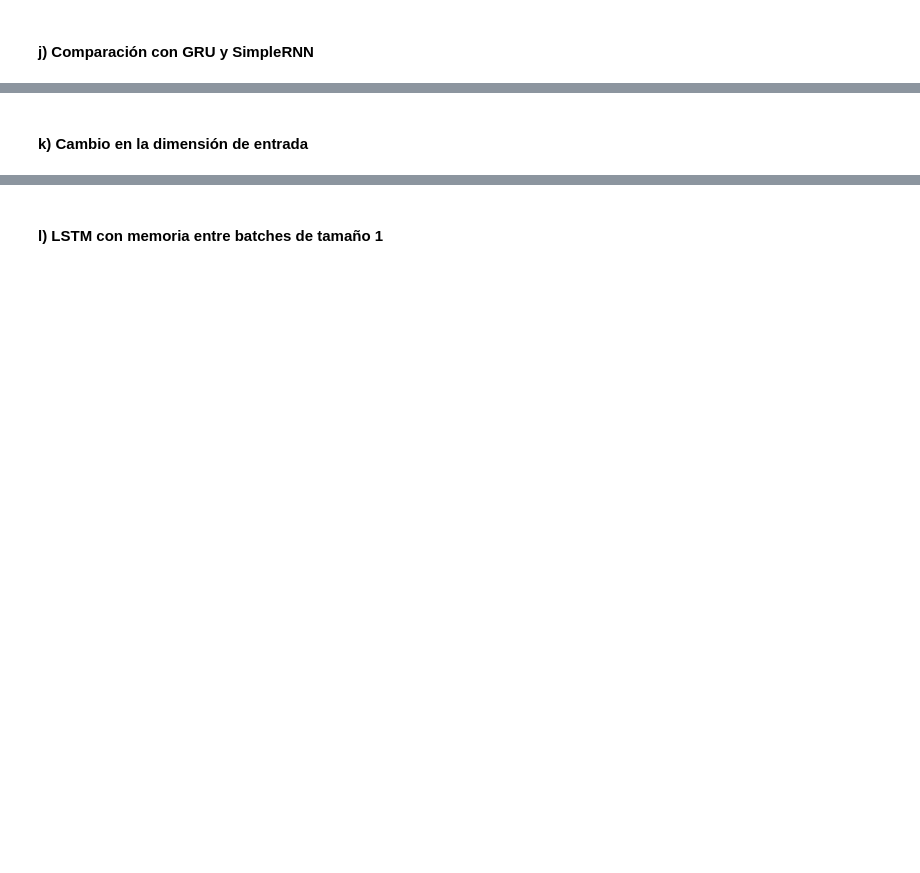
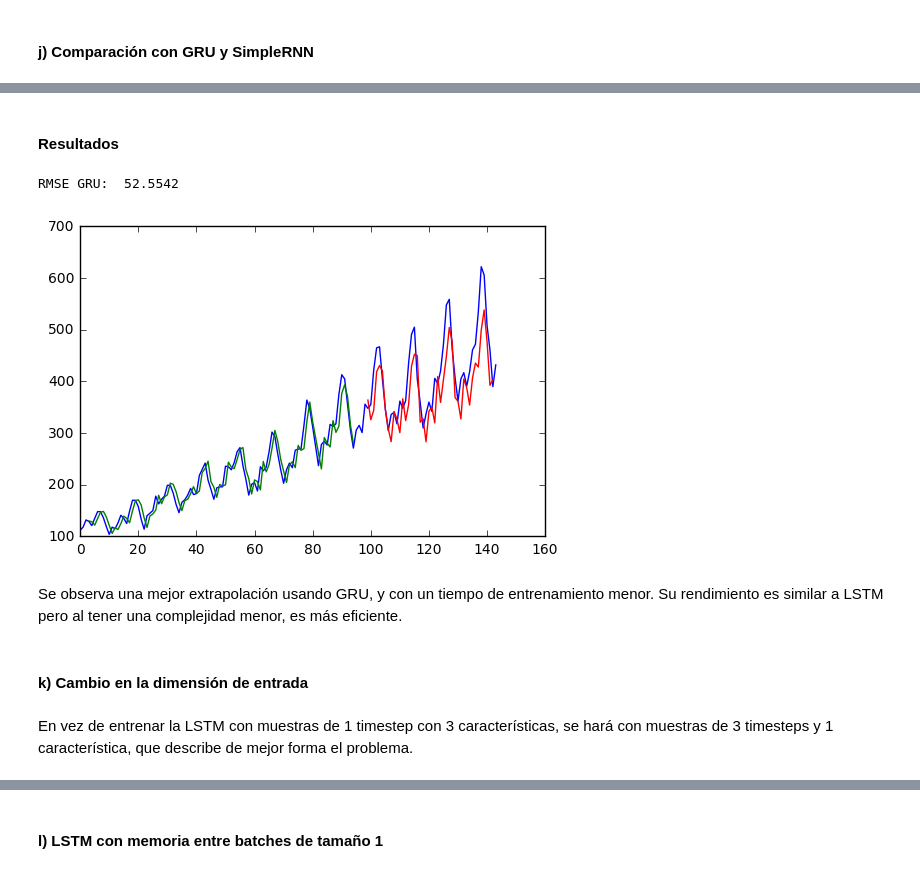
Before and after one commit to ddist/NeuralNetworks_3, a Jupyter notebook: tarea3-parte1.ipynb, the cells around one changed output, grey strips where cells are left out. Cells and saved outputs as stored; diff of their text form; code cells hidden in the pictures; blank space fills up the shorter version.

```diff
--- a/tarea3-parte1.ipynb
+++ b/tarea3-parte1.ipynb
@@ -234,2 +302,18 @@ print(simple_score, gru_score)
+# %% [markdown]
+#### Resultados
+# %%
+model = load_model('RNN-gru.h5')
+gruTrainPredict = model.predict(trainX)
+gruTestPredict = model.predict(testX)
+gru_score = rmse(testY.reshape(-1,1), gruTestPredict.reshape(-1,1))
+print('RMSE GRU: ', gru_score)
+plot_predict(dataframe.values, gruTrainPredict, gruTestPredict, scaler, lag)
+# %% [output]
+RMSE GRU:  52.5542
+[figure, added]
+# %% [markdown]
+Se observa una mejor extrapolación usando GRU, y con un tiempo de entrenamiento menor. Su rendimiento es similar a LSTM pero al tener una complejidad menor, es más eficiente.
 # %% [markdown]
 #### k) Cambio en la dimensión de entrada
+# %% [markdown]
+En vez de entrenar la LSTM con muestras de 1 timestep con 3 características, se hará con muestras de 3 timesteps y 1 característica, que describe de mejor forma el problema.
```
Also changed, not shown: parts of 40 cells of this notebook, 1 other file.
